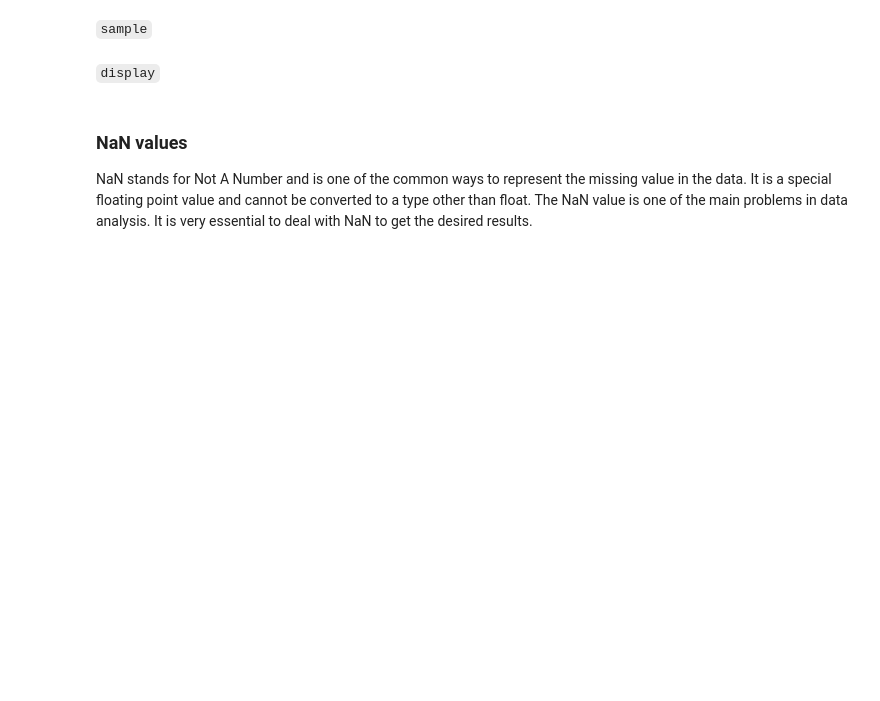
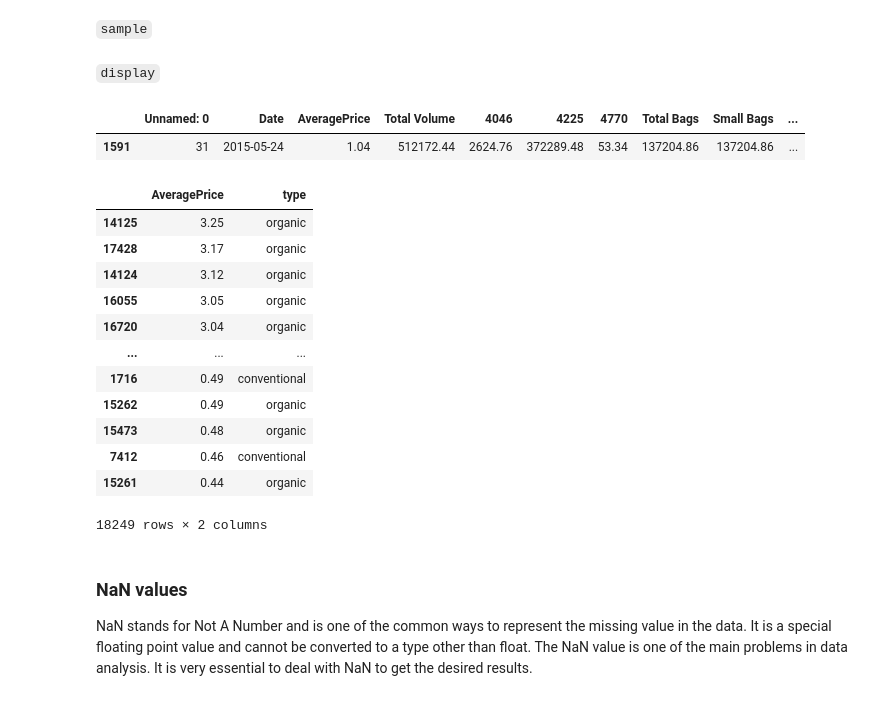
Before and after one commit to Ironhack-data-bcn-feb-2023/lectures, a Jupyter notebook: module-1/week-3/2-Pandas I - Exploration.ipynb, the cells around one changed output. Drawn from its saved outputs; the diff is of its cells as text; code cells hidden in the pictures; blank space fills up the shorter version.

```diff
--- a/module-1/week-3/2-Pandas I - Exploration.ipynb
+++ b/module-1/week-3/2-Pandas I - Exploration.ipynb
@@ -138,2 +415,5 @@ By default head shows me the first 5 rows, I can see some more or less by passin
 # %% [markdown]
 ### Order a dataframe
+# %%
+df = pd.read_csv("../../datasets/avocado_kaggle.csv")
+df.sample()
@@ -145,0 +431,5 @@ Same operation, but give me only concrete columns
+# %%
+df.sample()
+# %% [output]
+|  | Unnamed: 0 | Date | AveragePrice | Total Volume | 4046 | 4225 | 4770 | Total Bags | Small Bags | ... |
+| 1591 | 31 | 2015-05-24 | 1.04 | 512172.44 | 2624.76 | 372289.48 | 53.34 | 137204.86 | 137204.86 | ... |
@@ -146,3 +438,19 @@ Same operation, but give me only concrete columns
+# %%
+df.sort_values(by="AveragePrice", ascending=False)[["AveragePrice", "type"]] #AveragePrice, type
+# %% [output]
+|  | AveragePrice | type |
+| 14125 | 3.25 | organic |
+| 17428 | 3.17 | organic |
+| 14124 | 3.12 | organic |
+| 16055 | 3.05 | organic |
+| 16720 | 3.04 | organic |
+| ... | ... | ... |
+| 1716 | 0.49 | conventional |
+| 15262 | 0.49 | organic |
+| 15473 | 0.48 | organic |
+| 7412 | 0.46 | conventional |
+| 15261 | 0.44 | organic |
+18249 rows × 2 columns
 # %% [markdown]
 ### NaN values
 NaN stands for Not A Number and is one of the common ways to represent the missing value in the data. It is a special floating point value and cannot be converted to a type other than float.
```
Also changed, not shown: parts of 53 cells of this notebook.
